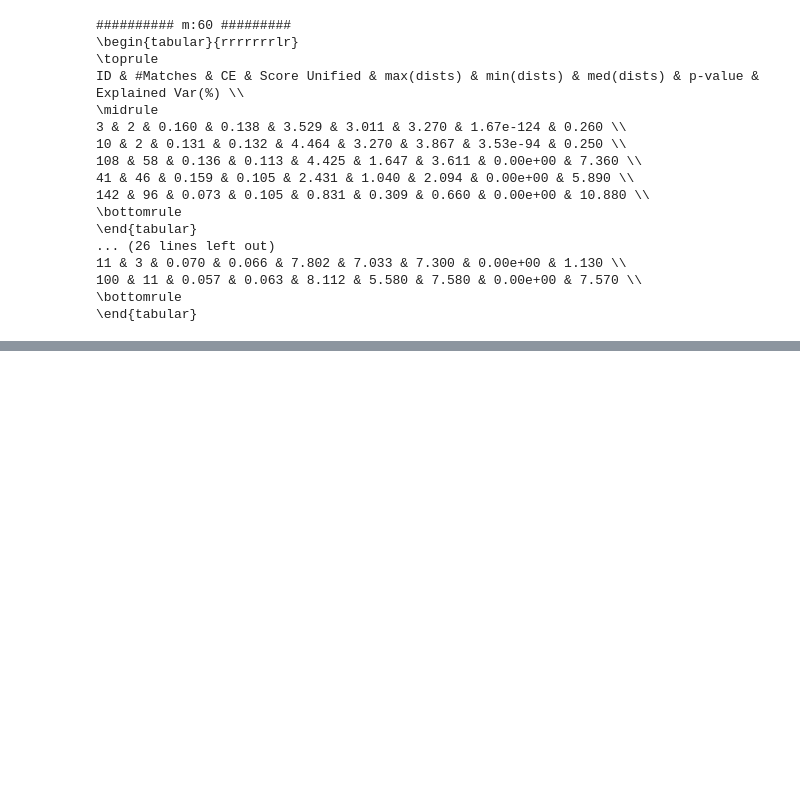
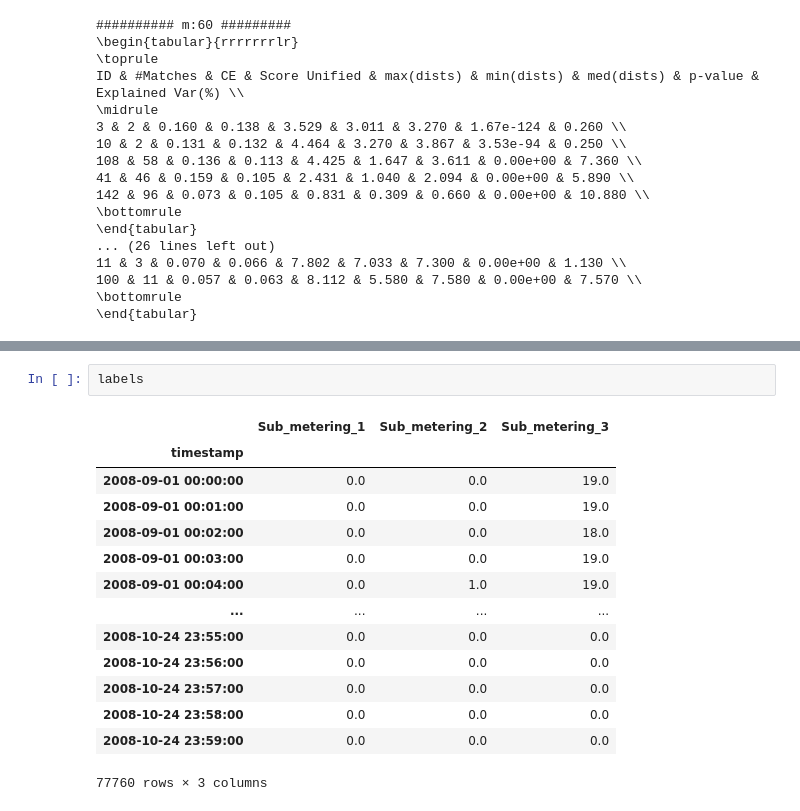
Before and after one commit to MiguelGarcaoSilva/motifsinresidual, a Jupyter notebook: code/household_casestudy.ipynb, the cells around one changed output, grey strips where cells are left out. Cells and saved outputs as stored; diff of their text form; blank space fills up the shorter version.

```diff
--- a/code/household_casestudy.ipynb
+++ b/code/household_casestudy.ipynb
@@ -699,0 +750,17 @@ KeyboardInterrupt:
+# %%
+labels
+# %% [output]
+|  | Sub_metering_1 | Sub_metering_2 | Sub_metering_3 |
+| timestamp |  |  |  |
+| 2008-09-01 00:00:00 | 0.0 | 0.0 | 19.0 |
+| 2008-09-01 00:01:00 | 0.0 | 0.0 | 19.0 |
+| 2008-09-01 00:02:00 | 0.0 | 0.0 | 18.0 |
+| 2008-09-01 00:03:00 | 0.0 | 0.0 | 19.0 |
+| 2008-09-01 00:04:00 | 0.0 | 1.0 | 19.0 |
+| ... | ... | ... | ... |
+| 2008-10-24 23:55:00 | 0.0 | 0.0 | 0.0 |
+| 2008-10-24 23:56:00 | 0.0 | 0.0 | 0.0 |
+| 2008-10-24 23:57:00 | 0.0 | 0.0 | 0.0 |
+| 2008-10-24 23:58:00 | 0.0 | 0.0 | 0.0 |
+| 2008-10-24 23:59:00 | 0.0 | 0.0 | 0.0 |
+77760 rows × 3 columns
```
Also changed, not shown: parts of 6 cells of this notebook, 2 other files.
